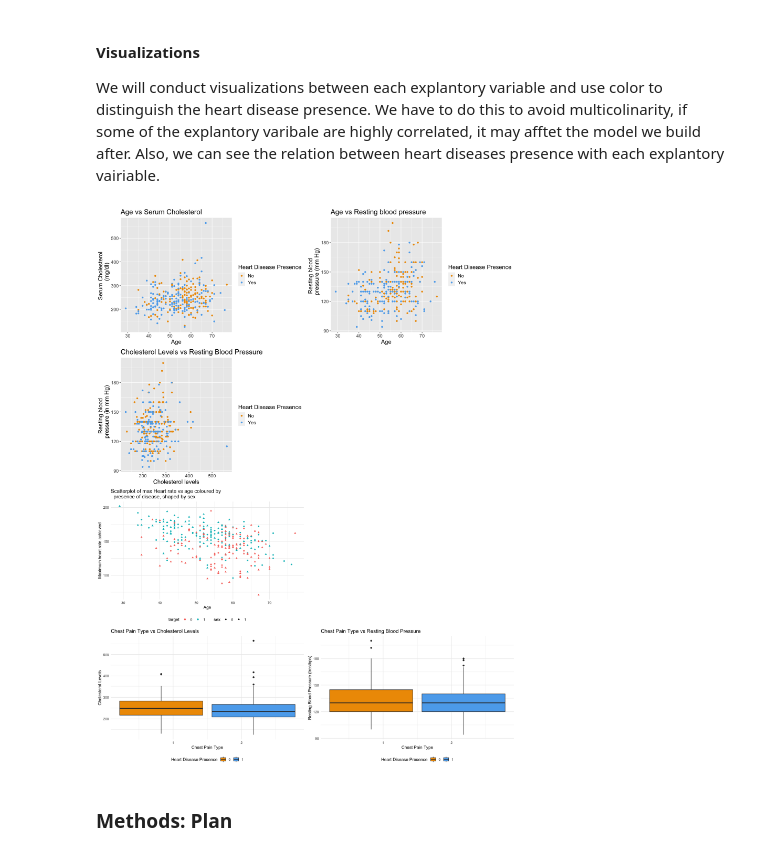
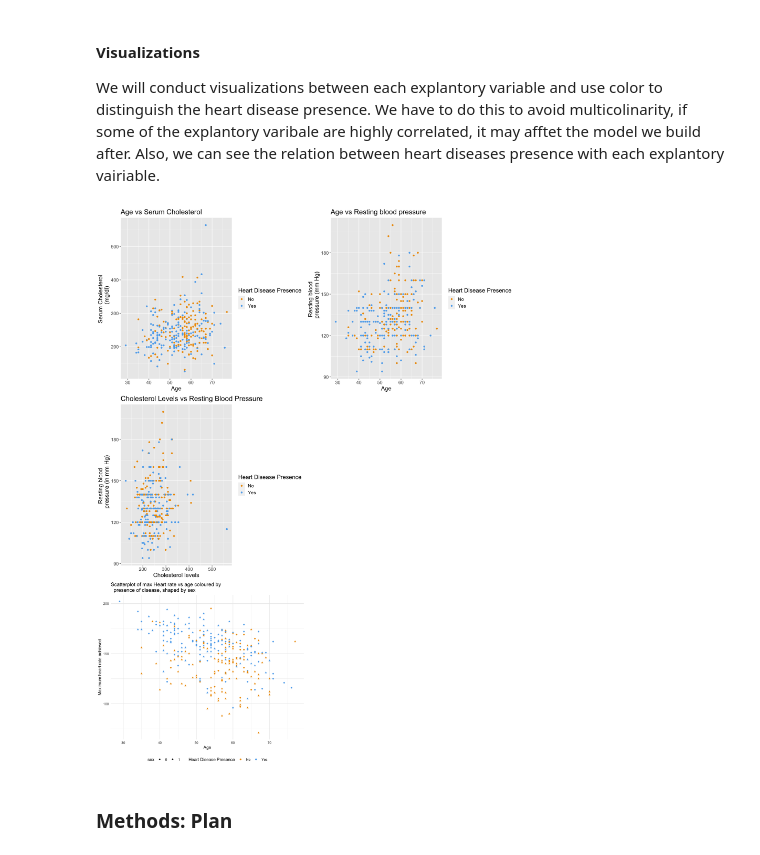
Before and after one commit to lavanyakandhari/Stat301-project, a Jupyter notebook: Final_Project.ipynb, the cells around one changed output. Drawn from its saved outputs; the diff is of its cells as text; code cells hidden in the pictures.

```diff
--- a/Final_Project.ipynb
+++ b/Final_Project.ipynb
@@ -123,61 +120,42 @@ age_vs_chol <- data_tidy %>%
     scale_color_manual(labels = c("No", "Yes"),
      values = c("orange2", "steelblue2"))
 #relation between age, resting blood pressure
 age_vs_trestbps <- data_tidy %>%
     ggplot(aes(x = age, y = trestbps , col = target )) +
     geom_point() +
     ggtitle("Age vs Resting blood pressure") +
     labs(x = "Age", y = "Resting blood \
     pressure (mm Hg)", col = "Heart Disease Presence") +
     theme(text = element_text(size = 15)) +
     scale_color_manual(labels = c("No", "Yes"),
      values = c("orange2", "steelblue2"))
 #relation between cholesterol levels, resting blood pressure
 chol_vs_trestbps <- data_tidy %>%
     ggplot(aes(x = chol, y = trestbps , col = target )) +
     geom_point() +
     ggtitle("Cholesterol Levels vs Resting Blood Pressure ") +
     labs(x = "Cholesterol levels", y = "Resting blood \
     pressure (in mm Hg)", col = "Heart Disease Presence") +
     theme(text = element_text(size = 15)) +
     scale_color_manual(labels = c("No", "Yes"),
      values = c("orange2", "steelblue2"))
 
-#relation between cholesterol levels and chest pain type
-cp_vs_chol <- ggplot(heart_data, aes(x = chestpain, y = chol, fill = target)) +
-  geom_boxplot() +
-  ggtitle("Chest Pain Type vs Cholesterol Levels ") +
-  scale_fill_manual(values = c("orange2", "steelblue2")) +
-  labs(x = "Chest Pain Type", y = "Cholesterol Levels", fill = "Heart Disease Presence") +
-  theme_minimal() +
-  theme(legend.position = "bottom")
-
-#relation between trestbp and chest pain type
-cp_vs_trestbps  <- ggplot(heart_data, aes(x = chestpain, y = trestbps, fill = target)) +
-  geom_boxplot() +
-  ggtitle("Chest Pain Type vs Resting Blood Pressure ") +
-  scale_fill_manual(values = c("orange2", "steelblue2")) +
-  labs(x = "Chest Pain Type", y = "Resting Blood Pressure (trestbps)", fill = "Heart Disease Presence") +
-  theme_minimal() +
-  theme(legend.position = "bottom")
-
 #relation between max Heart rate vs age coloured by presence of disease, shaped by sex
 hr_vs_age <- ggplot(heart_data, aes(x = age,
-                       y = max_hrate)) +
-  geom_point(aes(color = target,
-                 shape = sex)) +
-  scale_fill_manual(values = c("orange2", "steelblue2")) +
-  xlab("Age") +
-  ylab("Maximum heart rate achieved") +
-  labs(fill = "Dose (mg)") +
-  ggtitle("Scatterplot of max Heart rate vs age coloured by \
+                       y = max_hrate, col=target)) +
+  geom_point(aes(shape = sex)) +
+  labs(x = "Age", y = "Maximum heart rate achieved",
+   col = "Heart Disease Presence")+
+  ggtitle("Scatterplot of max Heart rate vs age coloured by
   presence of disease, shaped by sex ") +
   theme_minimal() +
-  theme(legend.position = "bottom")
+  theme(legend.position = "bottom")+
+  scale_color_manual(labels = c("No", "Yes"),
+     values = c("orange2", "steelblue2"))
 
 #combine the graphs
-combined_plot<-grid.arrange(age_vs_chol, age_vs_trestbps, chol_vs_trestbps,{},hr_vs_age,{},cp_vs_chol, cp_vs_trestbps, ncol = 2)
+combined_plot<-grid.arrange(age_vs_chol, age_vs_trestbps, chol_vs_trestbps,{},hr_vs_age,{}, ncol = 2)
 # %% [output]
-[figure, old version]
+[figure, new version]
 # %% [markdown]
 ### Methods: Plan
```
Also changed, not shown: parts of 14 cells of this notebook.
